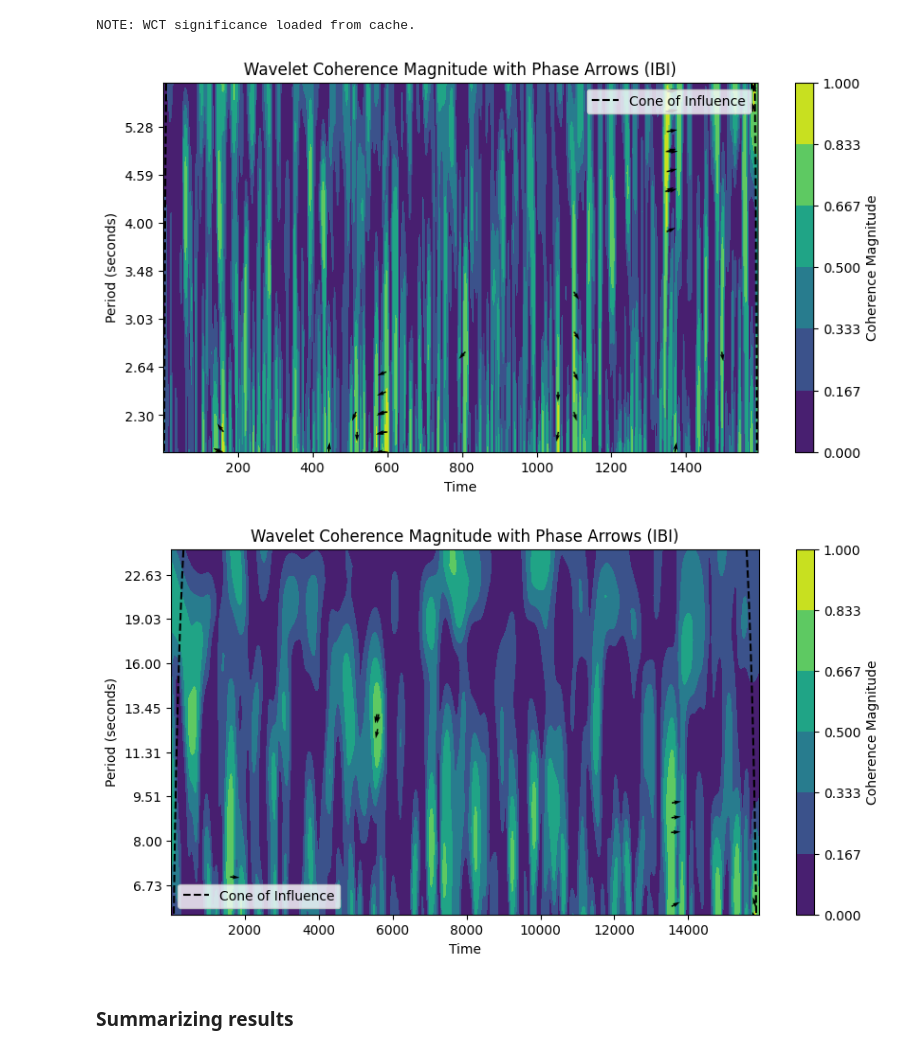
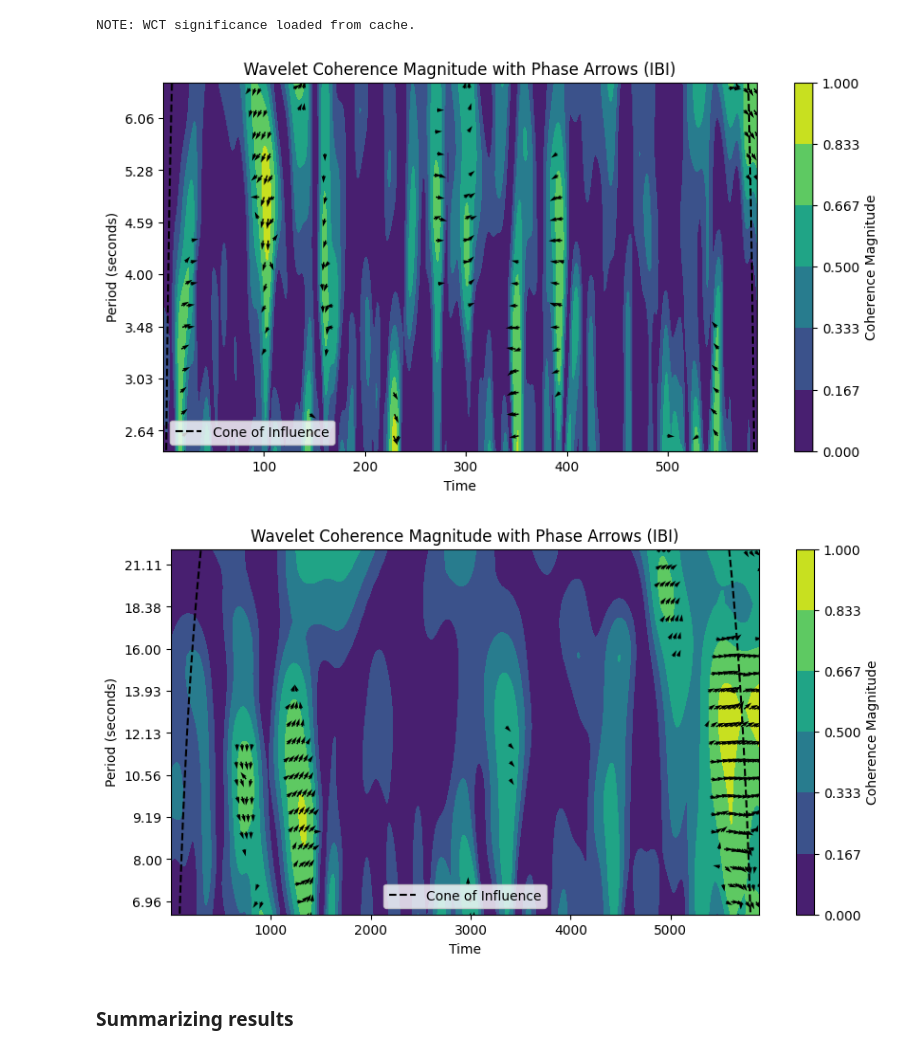
Before and after one commit to ynwtnb/linkage_analysis_pilot, a Jupyter notebook: script/wavelet_analysis.ipynb, the cells around one changed output. Saved outputs shown, nothing was run; the diff lists cells and outputs as text; code cells hidden in the pictures.

```diff
--- a/script/wavelet_analysis.ipynb
+++ b/script/wavelet_analysis.ipynb
@@ -367,6 +367,10 @@ for pair_i in range(len(surrogate_pairs)):
 
     max_idx = min(len(ibi_standardized_all[session1][condition1][person1]), len(ibi_standardized_all[session2][condition2][person2]))
     wct, awct, coi, freq, sig = wavelet.wct(ibi_standardized_all[session1][condition1][person1][:max_idx], ibi_standardized_all[session2][condition2][person2][:max_idx], dt, dj=dj, s0=s0, J=-1, sig=True, wavelet=mother, normalize=True)
+    period = 1 / freq
+    for t in range(wct.shape[1]):
+        mask = period > coi[t]
+        wct[mask, t] = np.nan
     wct_surrogate.append(wct)
 # %% [output]
 Processing pair 1/59
@@ -407,6 +404,7 @@ NOTE: WCT significance loaded from cache.
 # %%
 wct_surrogate_flattened = [wct.flatten() for wct in wct_surrogate]
 wct_surrogate_concatenated = np.concatenate(wct_surrogate_flattened)
+wct_surrogate_concatenated = wct_surrogate_concatenated[~np.isnan(wct_surrogate_concatenated)]
 percentile_95_ibi = np.percentile(wct_surrogate_concatenated, 95)
 print("95th percentile:", percentile_95_ibi)
 plt.hist(wct_surrogate_concatenated, bins=100)
@@ -428,7 +426,7 @@ with open('../data/ibi_95_percentile.txt', 'w') as f:
 ### Calculating wavelet coherence between two signals
 # %%
 from matplotlib.ticker import FuncFormatter
-def plot_wavelet_result(threshold, t, wct, awct, coi, freq, modality, ylim_low=None, ylim_high=None):
+def plot_wavelet_result(threshold, t, wct, awct, coi, freq, modality, ylim_low=None, ylim_high=None, timestamps = None):
     # 周波数を周期に変換
     period = np.log2(1 / freq)  # 周波数を逆数にすることで周期を取得
 
@@ -463,7 +461,7 @@ def plot_wavelet_result(threshold, t, wct, awct, coi, freq, modality, ylim_low=N
         color='black'
     )
 
-    # COI をプロット（周期に変換したものを使用）
+    # COI をプロット
     coi_period = np.log2(coi)
     ax.plot(t, coi_period, 'k--', label='Cone of Influence')
 
@@ -479,6 +477,10 @@ def plot_wavelet_result(threshold, t, wct, awct, coi, freq, modality, ylim_low=N
         ylim_low = np.log2(ylim_low)
         ylim_high = np.log2(ylim_high)
         ax.set_ylim(ylim_low, ylim_high)  # 周期の範囲に合わせる
+    if (timestamps is not None):
+        ax.set_xticks(t[::100])
+        timestamps_str = [timestamp.strftime('%H:%M:%S') for timestamp in timestamps]
+        ax.set_xticklabels(timestamps_str[::100], rotation=90)
 
     def log2_to_nonlog2(x, pos):
         return f'{2**x:.2f}'
@@ -488,21 +490,21 @@ def plot_wavelet_result(threshold, t, wct, awct, coi, freq, modality, ylim_low=N
     # 凡例を追加
     ax.legend()
 # %%
-session = 'VM'
-condition = 'research'
+session = 'NY'
+condition = 'positive'
 wct_ibi, awct_ibi, coi_ibi, freq_ibi, sig_ibi = wavelet.wct(ibi_standardized_p1[session][condition], ibi_standardized_p2[session][condition], dt, dj=dj, s0=s0, J=-1, sig=True, wavelet=mother, normalize=True)
 # %% [output]
 NOTE: WCT significance loaded from cache.
 # %%
-plot_wavelet_result(threshold=percentile_95_ibi, t=new_t[session][condition]/1000, wct=wct_ibi, awct=awct_ibi, coi=coi_ibi, freq=freq_ibi, modality='IBI', ylim_low=1/freq[0], ylim_high=6)
+plot_wavelet_result(threshold=percentile_95_ibi, t=new_t_ibi[session][condition]/1000, wct=wct_ibi, awct=awct_ibi, coi=coi_ibi, freq=freq_ibi, modality='IBI', ylim_low=1/0.4, ylim_high=1/0.15)
 plt.savefig(f'../result/{session}_{condition}_ibi_HF.png')
 # %% [output]
-[figure, old version]
+[figure, new version]
 # %%
-plot_wavelet_result(threshold=percentile_95_ibi, t=new_t[session][condition]/100, wct=wct_ibi, awct=awct_ibi, coi=coi_ibi, freq=freq_ibi, modality='IBI', ylim_low=6, ylim_high=25)
+plot_wavelet_result(threshold=percentile_95_ibi, t=new_t_ibi[session][condition]/100, wct=wct_ibi, awct=awct_ibi, coi=coi_ibi, freq=freq_ibi, modality='IBI', ylim_low=1/0.15, ylim_high=1/0.045)
 plt.savefig(f'../result/{session}_{condition}_ibi_LF.png')
 # %% [output]
-[figure, old version]
+[figure, new version]
 # %% [markdown]
 ### Summarizing results
 # %%
```
Also changed, not shown: parts of 200 cells of this notebook, 27 other files.
